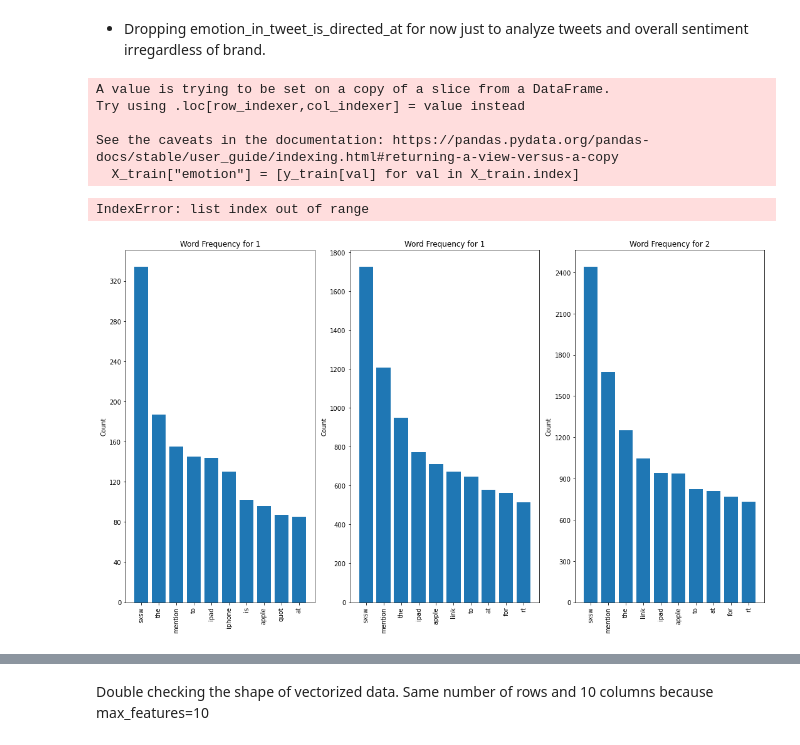
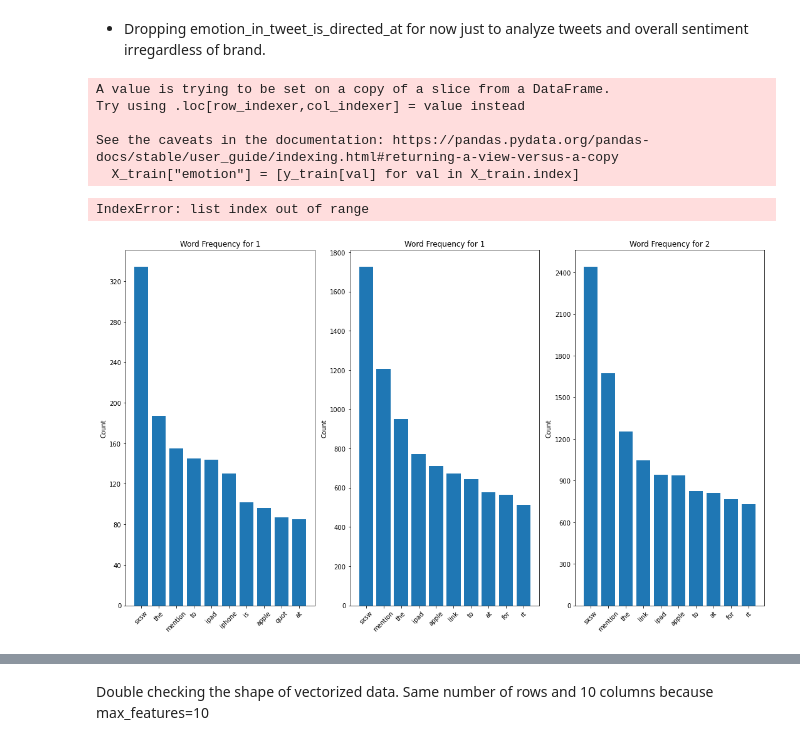
Before and after one commit to hthota1/Twitter-Sentiment-Analysis, a Jupyter notebook: Notebook.ipynb, the cells around one changed output, grey strips where cells are left out. Cells and saved outputs as stored; diff of their text form; code cells hidden in the pictures.

```diff
--- a/Notebook.ipynb
+++ b/Notebook.ipynb
@@ -282,35 +282,35 @@ def setup_three_subplots():
 
 def plot_distribution_of_column_by_category(column, axes, title="Word Frequency for"):
     for index, category in enumerate(X_train.emotion):
         # Calculate frequency distribution for this subset
         all_words = X_train[X_train["emotion"] == index][column].explode()
         freq_dist = FreqDist(all_words)
         top_10 = list(zip(*freq_dist.most_common(10)))
         tokens = top_10[0]
         counts = top_10[1]
 
         # Set up plot
         ax = axes[index]
         ax.bar(tokens, counts)
 
         # Customize plot appearance
         ax.set_title(f"{title} {category}")
         ax.set_ylabel("Count")
         ax.yaxis.set_major_locator(MaxNLocator(integer=True))
-        ax.tick_params(axis="x", rotation=90)
+        ax.tick_params(axis="x", rotation=45)
 
 
 fig, axes = setup_three_subplots()
 plot_distribution_of_column_by_category("text_tokenized", axes)
 fig.suptitle("Word Frequencies for All Tokens", fontsize=24);
 # %% [output]
 A value is trying to be set on a copy of a slice from a DataFrame.
 Try using .loc[row_indexer,col_indexer] = value instead
 
 See the caveats in the documentation: https://pandas.pydata.org/pandas-docs/stable/user_guide/indexing.html#returning-a-view-versus-a-copy
   X_train["emotion"] = [y_train[val] for val in X_train.index]
 IndexError: list index out of range
-[figure, old version]
+[figure, new version]
 # %%
 from sklearn.feature_extraction.text import TfidfVectorizer
 
```
Also changed, not shown: parts of 38 cells of this notebook.
